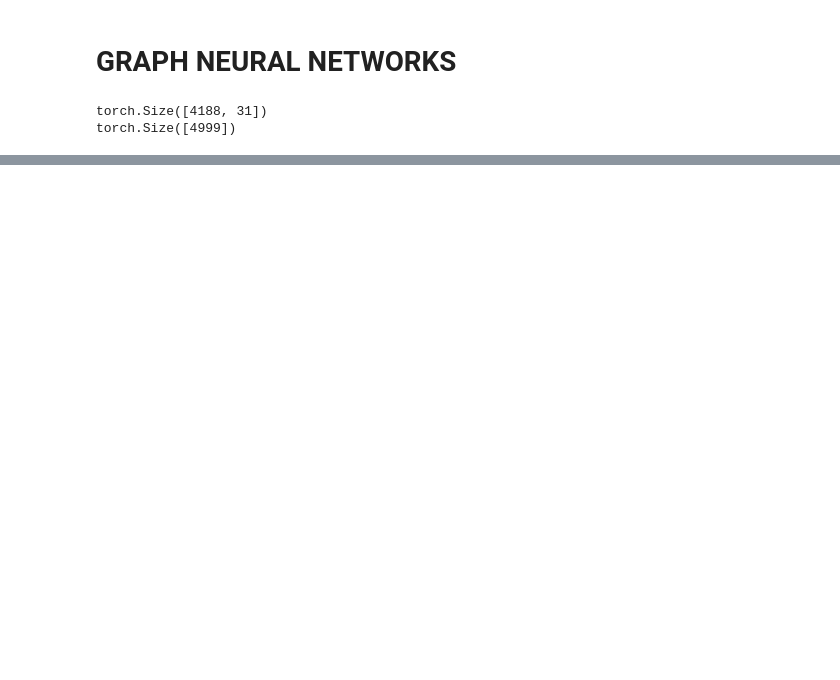
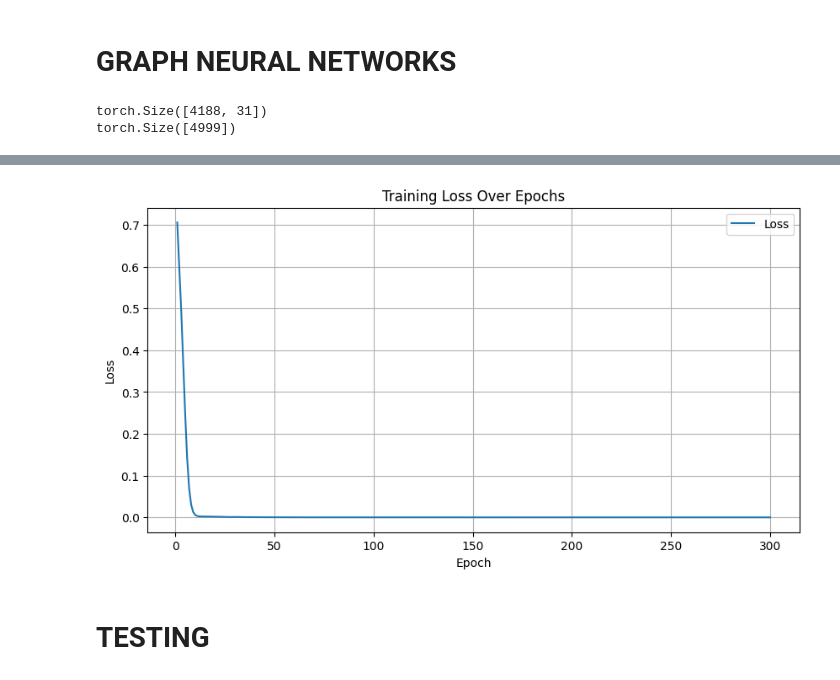
Before and after one commit to owhygithub/AML-fraud-detector, a Jupyter notebook: model.ipynb, the cells around one changed output, grey strips where cells are left out. Cells and saved outputs as stored; diff of their text form; code cells hidden in the pictures; blank space fills up the shorter version.

```diff
--- a/model.ipynb
+++ b/model.ipynb
@@ -51,3 +52,7 @@ from torch_geometric.utils import negative_sampling, train_test_split_edges
 # %%
-with open("graph_data.pickle", "rb") as f:
-    loaded_data = pickle.load(f)
+# with open("graph_data.pickle", "rb") as f:
+#     loaded_data = pickle.load(f)
+# # fraudulent transaction:
+# fraudulent_transaction = (labels==1).nonzero().squeeze()
+# print(fraudulent_transaction)
+# print(input_data)
@@ -111,7 +119,7 @@ torch.Size([4999])
 device = torch.device('cuda' if torch.cuda.is_available() else 'cpu')
 
 # Define hyperparameters
-num_epochs = 1000
+num_epochs = 300
 hidden_channels = 128
 out_channels = 64
 learning_rate = 0.01
@@ -129,6 +137,8 @@ criterion = nn.BCEWithLogitsLoss()
 
 # Define the data loader
 loader = DataLoader([input_data], batch_size=1, shuffle=True)
+
+loss_values = []
 
 # Training loop
 for epoch in range(num_epochs):
@@ -170,6 +180,7 @@ for epoch in range(num_epochs):
         fraudulent_indices_batch = batch_indices[predicted_labels == 1].tolist()
         fraudulent_indices.extend(fraudulent_indices_batch)
 
+    loss_values.append(total_loss)  # Store the total loss for this epoch
     print(f'Epoch {epoch + 1}, Loss: {total_loss}, Fraudulent Edges: {total_fraudulent_edges}')
     print("Fraudulent Transaction Indices:", fraudulent_indices)
 # %% [output]
@@ -192 +203,15 @@ Epoch 1000, Loss: 2.765127646853216e-07, Fraudulent Edges: 1
 Fraudulent Transaction Indices: [4742]
+# %%
+# Plot the loss values
+plt.figure(figsize=(10, 5))
+plt.plot(range(1, num_epochs + 1), loss_values, label='Loss')
+plt.xlabel('Epoch')
+plt.ylabel('Loss')
+plt.title('Training Loss Over Epochs')
+plt.legend()
+plt.grid(True)
+plt.show()
+# %% [output]
+[figure, added]
+# %% [markdown]
+# TESTING
```
Also changed, not shown: parts of 10 cells of this notebook, 9 other files.
